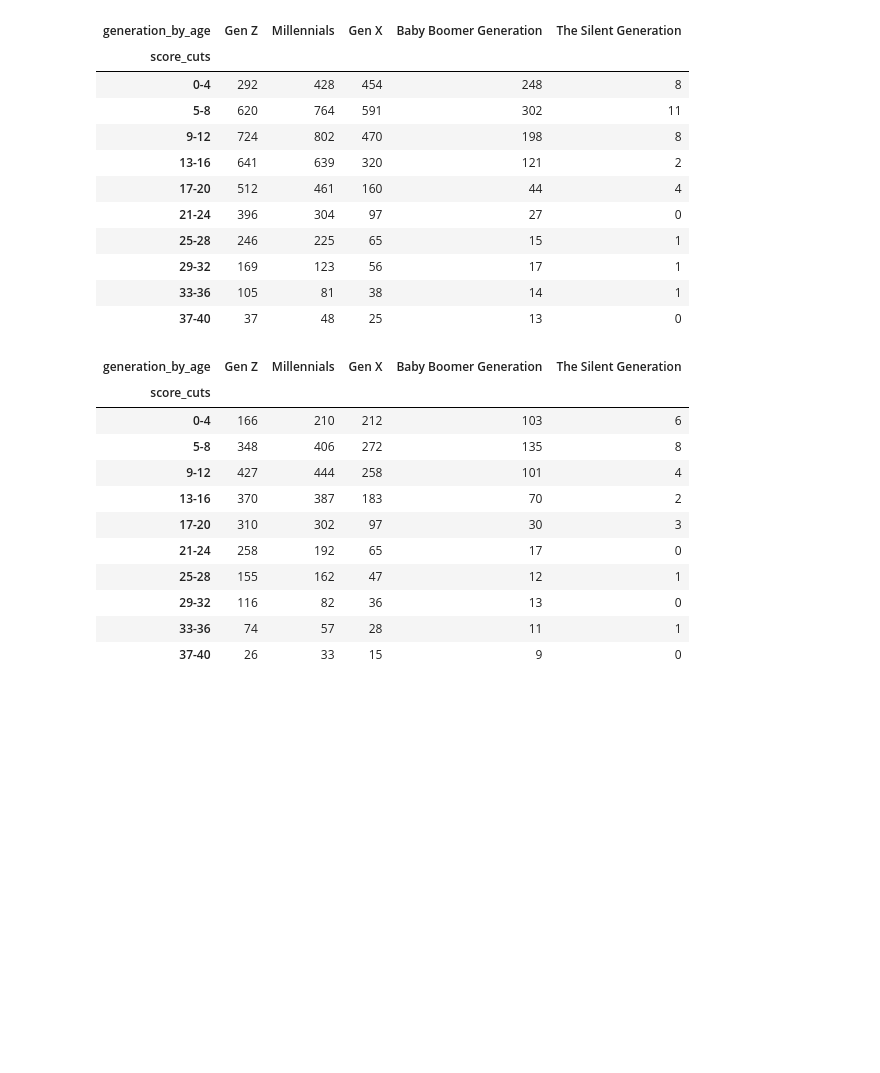
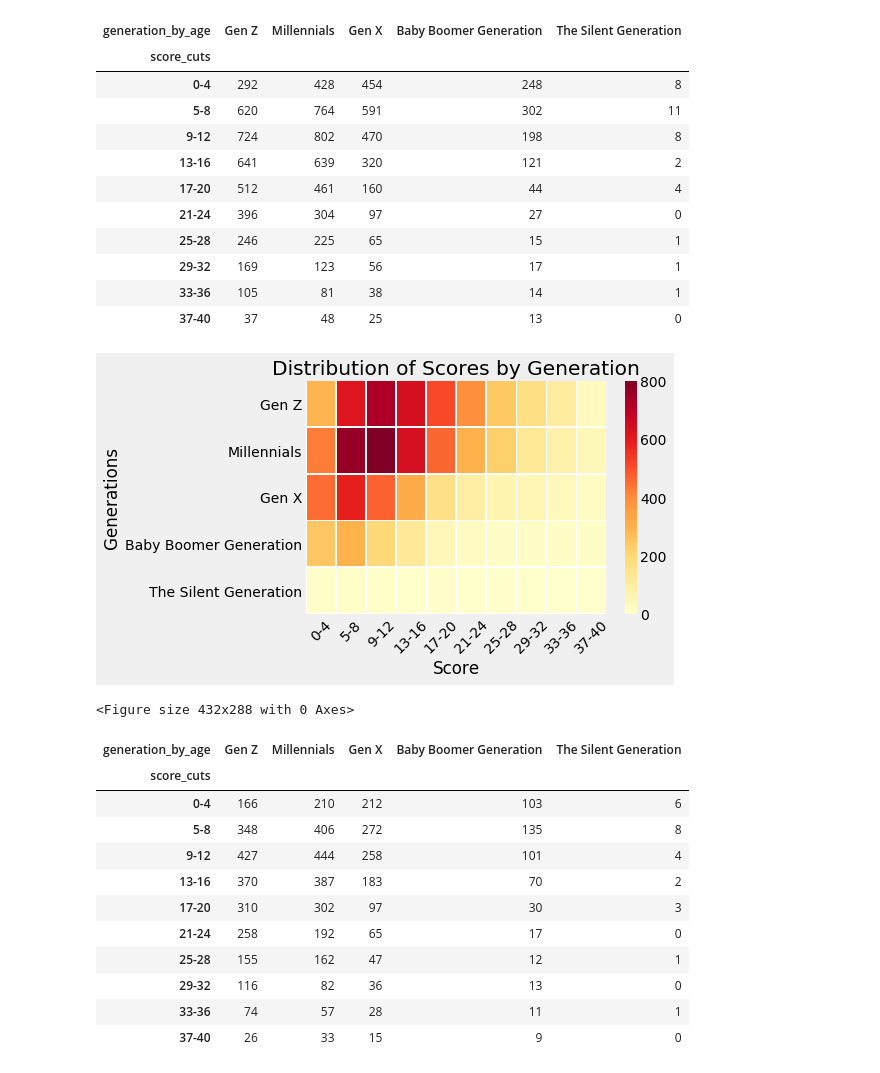
Before and after one commit to scrunts23/Unit-1-build-, a Jupyter notebook: Unit_1_Build.ipynb, the cells around one changed output. Saved outputs shown, nothing was run; the diff lists cells and outputs as text; code cells hidden in the pictures; blank space fills up the shorter version.

```diff
--- a/Unit_1_Build.ipynb
+++ b/Unit_1_Build.ipynb
@@ -497,6 +498,27 @@ pd.crosstab(index=npi_data['score_cuts'], columns=npi_data['generation_by_age'])
 | 29-32 | 169 | 123 | 56 | 17 | 1 |
 | 33-36 | 105 | 81 | 38 | 14 | 1 |
 | 37-40 | 37 | 48 | 25 | 13 | 0 |
+# %%
+# crosstab of generation by age and score
+
+sns.heatmap(pd.crosstab([npi_data.generation_by_age], [npi_data.score_cuts]),
+            cmap="YlOrRd", annot=False, cbar=True, linewidth = 0.5, cbar_kws={'orientation': 'vertical'})
+
+# Plot formatting
+plt.yticks(rotation=0)
+plt.xticks(rotation=45)
+
+
+# Add title and labels to plot.
+plt.title('Distribution of Scores by Generation')
+plt.xlabel('Score')
+plt.ylabel('Generations')
+
+plt.show()
+plt.clf()
+# %% [output]
+[figure, added]
+<Figure size 432x288 with 0 Axes>
 # %%
 # create vis of generations by score cut points for males
 
```
Also changed, not shown: parts of 12 cells of this notebook.
